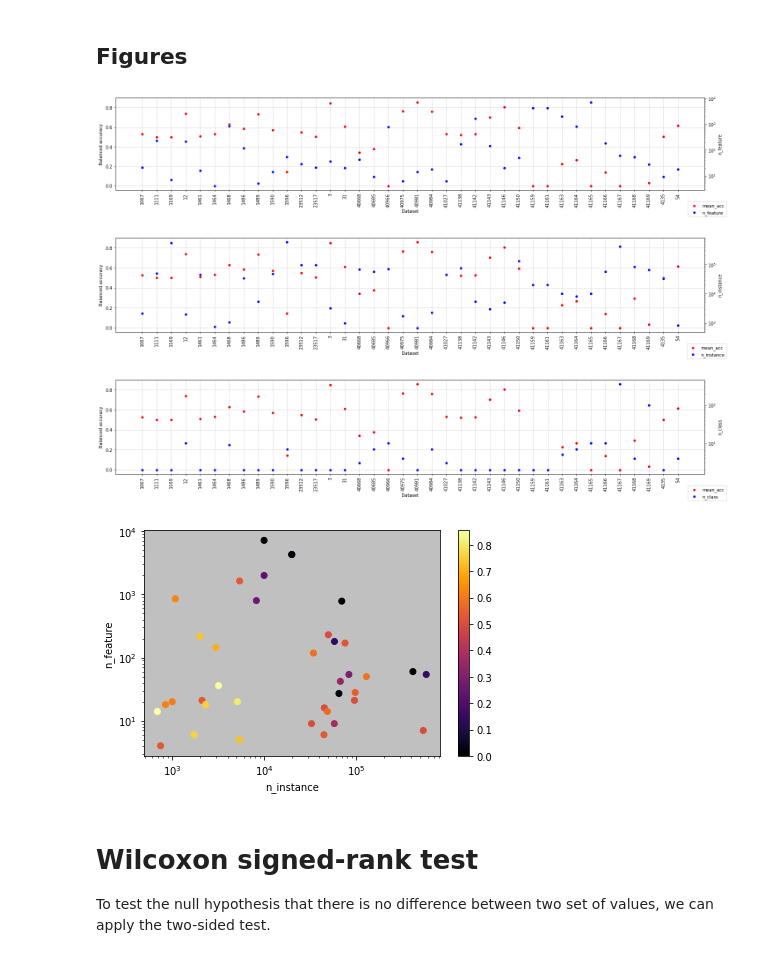
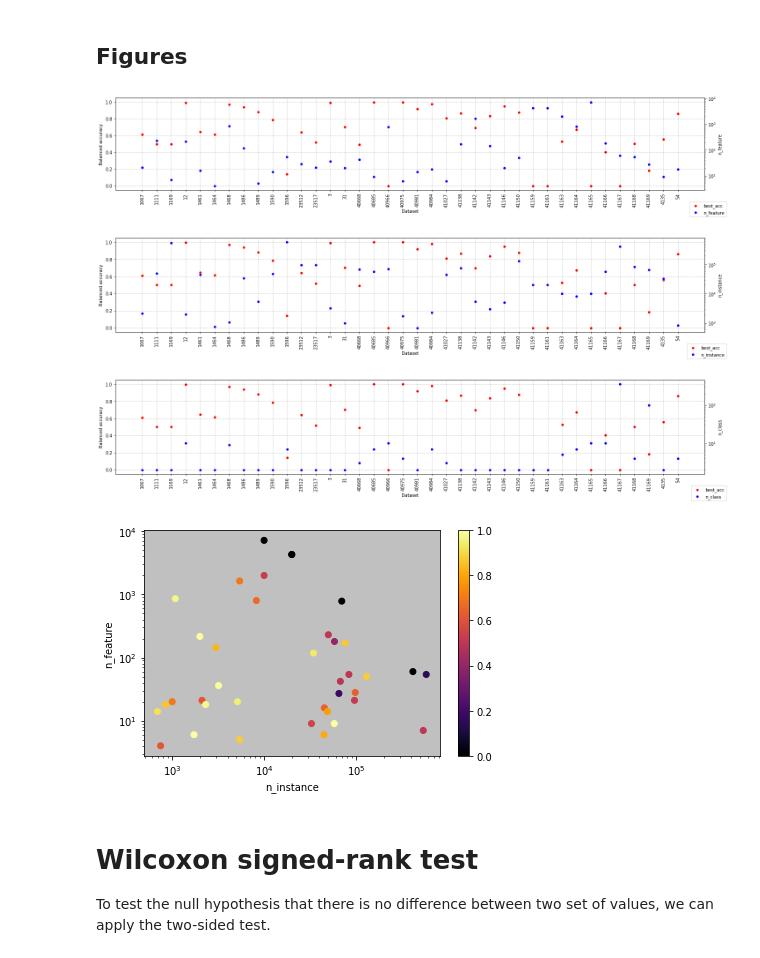
Before and after one commit to RichardMiddelkoop/AML_project_autosklearn_Px5_62275_-, a Jupyter notebook: random_search/random_search_Analyze_results.ipynb, the cells around one changed output. Drawn from its saved outputs; the diff is of its cells as text; code cells hidden in the pictures.

Commit message:
Updated analyze results to most recent version

```diff
--- a/random_search/random_search_Analyze_results.ipynb
+++ b/random_search/random_search_Analyze_results.ipynb
@@ -107,6 +106,7 @@ print(files)
 # %% [markdown]
 # Functions
 # %%
+from pandas.core.arrays import boolean
 def Load_result_pkl(folder_path, result_name):
     fname = os.path.join(folder_path, result_name)
     file_read = open(fname, "rb")
@@ -114,8 +114,11 @@ def Load_result_pkl(folder_path, result_name):
     file_read.close()
     return res
 
+def Extract(lst, item):
+    return list(list(zip(*lst))[item-1])
+
 def Prep_res_df(res, meta_features_df):
-    res_df = pd.DataFrame({k:{'mean_acc': np.mean(v['acc']), 'sd_acc': np.std(v['acc'])} for k,v in res.items()}).T
+    res_df = pd.DataFrame({k:{'acc': v['acc'][Extract(v['acc'],1).index(np.amax(Extract(v['acc'],1)))][1], 'test_acc_mean': np.mean(Extract(v['acc'],2)), 'improvement': (v['acc'][Extract(v['acc'],1).index(np.amax(Extract(v['acc'],1)))][1]-np.mean(Extract(v['acc'],2)))/np.mean(Extract(v['acc'],2))*100} for k,v in res.items()}).T
     res_df.reset_index(inplace=True)
     res_df.rename(columns={'index': 'dataset'}, inplace=True)
     res_df = res_df.merge(
@@ -154,7 +157,7 @@ def Compare_acc_meta_feature(res_df, y1, y2):
     return fig
 
 def Scatter_acc_meta_feature(res_df):
-    x, y, z = res_df['n_instance'], res_df['n_feature'], res_df['mean_acc']
+    x, y, z = res_df['n_instance'], res_df['n_feature'], res_df['best_acc']
 
     fig, ax = plt.subplots()
 
@@ -281,7 +288,8 @@ for row in rows:
 # %%
-
-results_df = test
+# test = Load_result_pkl(results_folder, "experiment_20220119-000508")
+# results_df = test
 # type(results_df.iloc[:, 0])
 display(backup_results_df.dtypes)
-results_df.sort_values("dataset")
+# display(backup_results_df.dtypes)
+backup_results_df.sort_values("dataset")
 # %% [output]
@@ -353,21 +359,21 @@ results['3']['cls'][1].leaderboard()
 # %%
 res_df = results_df
 
-y1, y2 = 'mean_acc', 'n_feature'
+y1, y2 = 'best_acc', 'n_feature'
 g1 = Compare_acc_meta_feature(res_df, y1, y2)
 
-y1, y2 = 'mean_acc', 'n_instance'
+y1, y2 = 'best_acc', 'n_instance'
 g2 = Compare_acc_meta_feature(res_df, y1, y2)
 
-y1, y2 = 'mean_acc', 'n_class'
+y1, y2 = 'best_acc', 'n_class'
 g3 = Compare_acc_meta_feature(res_df, y1, y2)
 
 g4 = Scatter_acc_meta_feature(res_df)
 # %% [output]
-[figure, old version]
+[figure, new version]
-[figure, old version]
+[figure, new version]
-[figure, old version]
+[figure, new version]
-[figure, old version]
+[figure, new version]
 # %%
 # Not used
 
```
Also changed, not shown: parts of 10 cells of this notebook.
